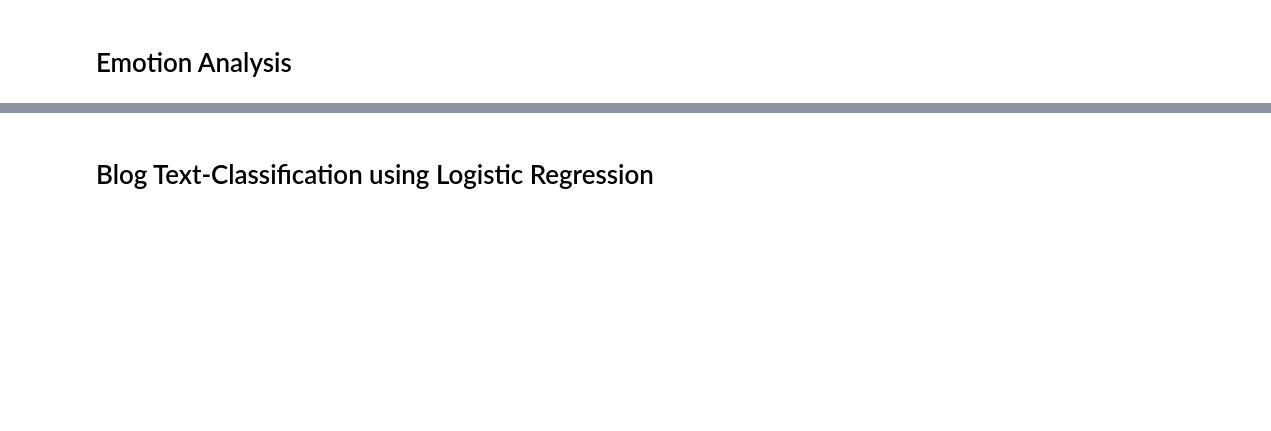
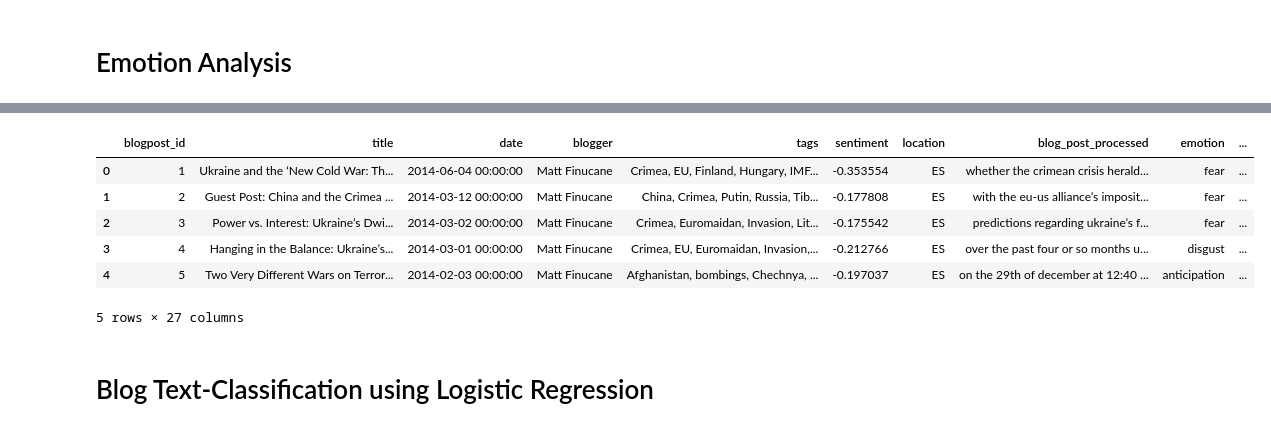
Before and after one commit to nakinnubis/inpacblogdata, a Jupyter notebook: ml-course-project.ipynb, the cells around one changed output, grey strips where cells are left out. Drawn from its saved outputs; the diff is of its cells as text; code cells hidden in the pictures; blank space fills up the shorter version.

```diff
--- a/ml-course-project.ipynb
+++ b/ml-course-project.ipynb
@@ -330,0 +436,29 @@ def label_moraltiy_score(rowData):
+# %%
+def label_moraltiy_score(rowData):
+    vice = {
+        'care': rowData["care.vice"],
+        'fairnaess': rowData["fairness.vice"],
+        'loyalty':rowData["loyalty.vice"],
+        'authority':rowData["authority.vice"],
+        'sanctity': rowData["sanctity.vice"]
+    }
+    virtue = {
+        'care': rowData["care.virtue"],
+        'fairnaess': rowData["fairness.virtue"],
+        'loyalty':rowData["loyalty.virtue"],
+        'authority':rowData["authority.virtue"],
+        'sanctity': rowData["sanctity.virtue"]
+    }
+    vice_key = max(vice, key=vice.get)
+    virtue_key = max(virtue, key=virtue.get)
+    return vice[vice_key],virtue[virtue_key]
+def vice_score(rowData):
+   (vice,virtue) = label_moraltiy_score(rowData=rowData)
+   return vice
+
+def virtue_score(rowData):
+   (vice,virtue) = label_moraltiy_score(rowData=rowData)
+   return virtue
+# %%
+mfd['vice_score'] = mfd.apply(lambda rowData: vice_score(rowData), axis=1)
+mfd['virtue_score'] = mfd.apply(lambda rowData: virtue_score(rowData), axis=1)
@@ -359,9 +541,19 @@ def predict_scores(post):
 # %%
 blogPosts['emotion'] = blogPosts.apply(lambda row: predict_labels(row['blog_post_processed']), axis=1)
 blogPosts['emotions_score'] = blogPosts.apply(lambda row: predict_scores(row['blog_post_processed']), axis=1)
-blogPosts.head()
-
-blogPosts.to_csv('results/emos/Indo-pacific-processed-post-emotions.csv')
+blogPosts_result =pd.concat([blogPosts, mfd], axis=1)
+# blogPosts_result = pd.merge(blogPosts,mfd, how='outer', on =)
+blogPosts_result=blogPosts_result.drop(columns=['Unnamed: 0'], axis=1)
+blogPosts_result.to_csv('results/emos/Indo-pacific-processed-post-emotions.csv')
+blogPosts_result.head()
+# %% [output]
+|  | blogpost_id | title | date | blogger | tags | sentiment | location | blog_post_processed | emotion | ... |
+| 0 | 1 | Ukraine and the ‘New Cold War: Th... | 2014-06-04 00:00:00 | Matt Finucane | Crimea, EU, Finland, Hungary, IMF... | -0.353554 | ES | whether the crimean crisis herald... | fear | ... |
+| 1 | 2 | Guest Post: China and the Crimea ... | 2014-03-12 00:00:00 | Matt Finucane | China, Crimea, Putin, Russia, Tib... | -0.177808 | ES | with the eu-us alliance’s imposit... | fear | ... |
+| 2 | 3 | Power vs. Interest: Ukraine’s Dwi... | 2014-03-02 00:00:00 | Matt Finucane | Crimea, Euromaidan, Invasion, Lit... | -0.175542 | ES | predictions regarding ukraine’s f... | fear | ... |
+| 3 | 4 | Hanging in the Balance: Ukraine’s... | 2014-03-01 00:00:00 | Matt Finucane | Crimea, EU, Euromaidan, Invasion,... | -0.212766 | ES | over the past four or so months u... | disgust | ... |
+| 4 | 5 | Two Very Different Wars on Terror... | 2014-02-03 00:00:00 | Matt Finucane | Afghanistan, bombings, Chechnya, ... | -0.197037 | ES | on the 29th of december at 12:40 ... | anticipation | ... |
+5 rows × 27 columns
 # %% [markdown]
 # Blog Text-Classification using Logistic Regression
 # %%
```
Also changed, not shown: parts of 30 cells of this notebook, 5 other files.
